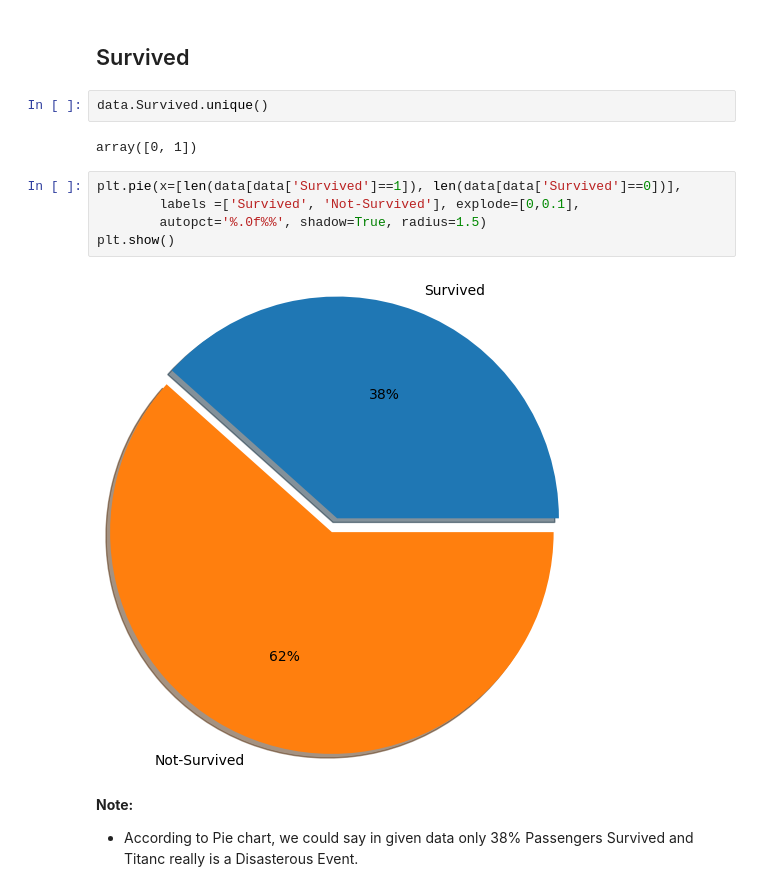
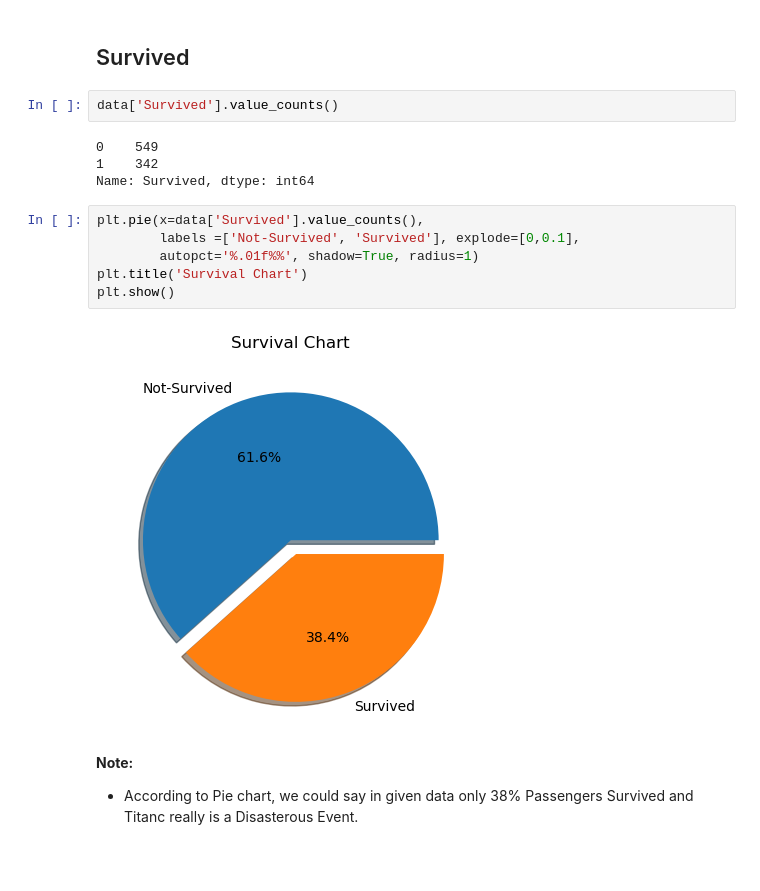
Before and after one commit to ashx010/Titanic_Analysis_Model, a Jupyter notebook: titanic-analysis-regression-model.ipynb, the cells around one changed output. Cells and saved outputs as stored; diff of their text form; blank space fills up the shorter version.

Commit message:
Kaggle Notebook | Titanic Data Analysis and Model Deployment | Version 65

```diff
--- a/titanic-analysis-regression-model.ipynb
+++ b/titanic-analysis-regression-model.ipynb
@@ -120,16 +120,19 @@ test_data.drop(['Ticket', 'Cabin', 'PassengerId'], axis=1, inplace=True)
 # %% [markdown]
 ## Survived
 # %%
-data.Survived.unique()
+data['Survived'].value_counts()
 # %% [output]
-array([0, 1])
+0    549
+1    342
+Name: Survived, dtype: int64
 # %%
-plt.pie(x=[len(data[data['Survived']==1]), len(data[data['Survived']==0])],
-        labels =['Survived', 'Not-Survived'], explode=[0,0.1],
-        autopct='%.0f%%', shadow=True, radius=1.5)
+plt.pie(x=data['Survived'].value_counts(),
+        labels =['Not-Survived', 'Survived'], explode=[0,0.1],
+        autopct='%.01f%%', shadow=True, radius=1)
+plt.title('Survival Chart')
 plt.show()
 # %% [output]
-[figure, old version]
+[figure, new version]
 # %% [markdown]
 **Note:**
 * According to Pie chart, we could say in given data only 38% Passengers Survived and Titanc really is a Disasterous Event.
```
Also changed, not shown: parts of 32 cells of this notebook.
